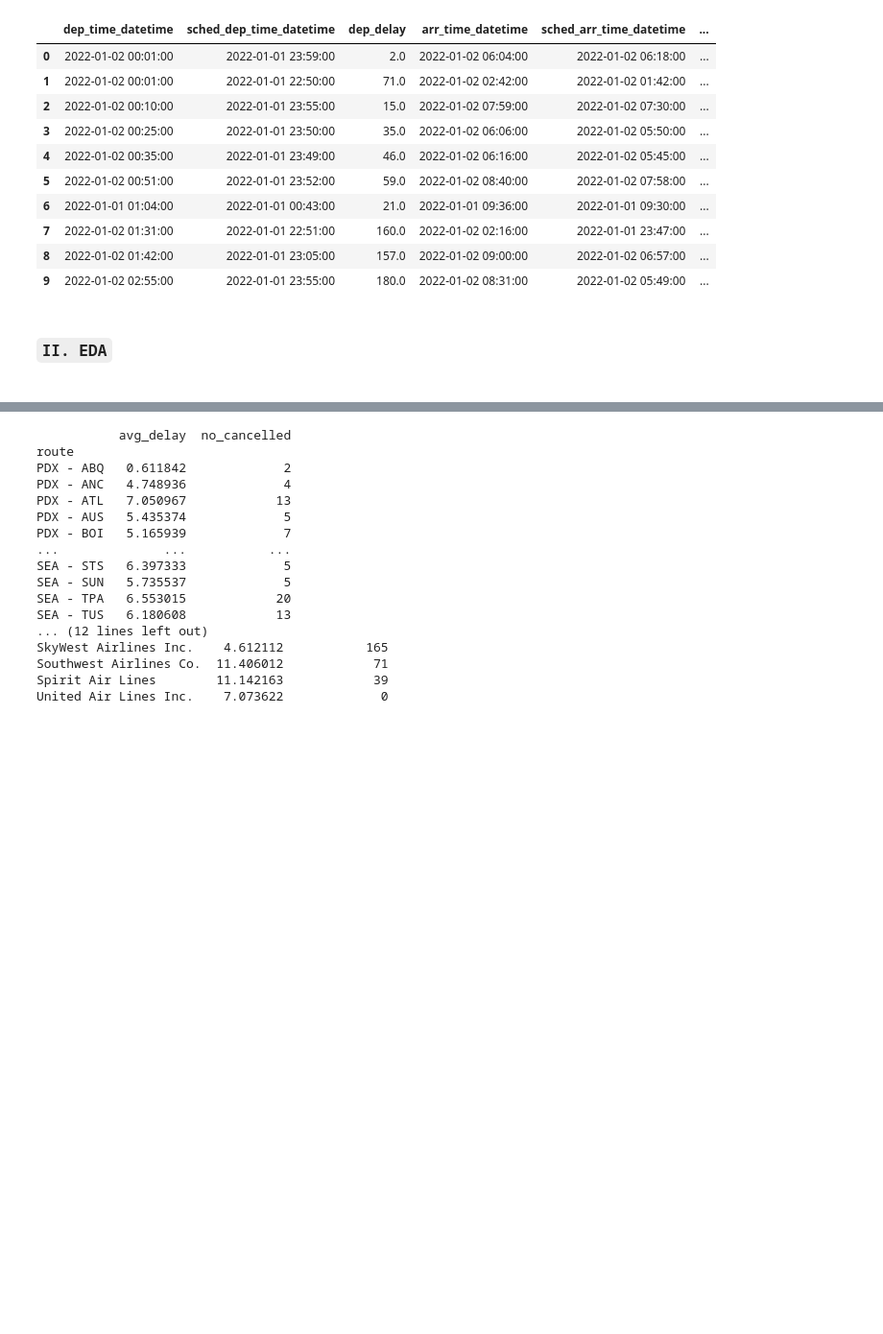
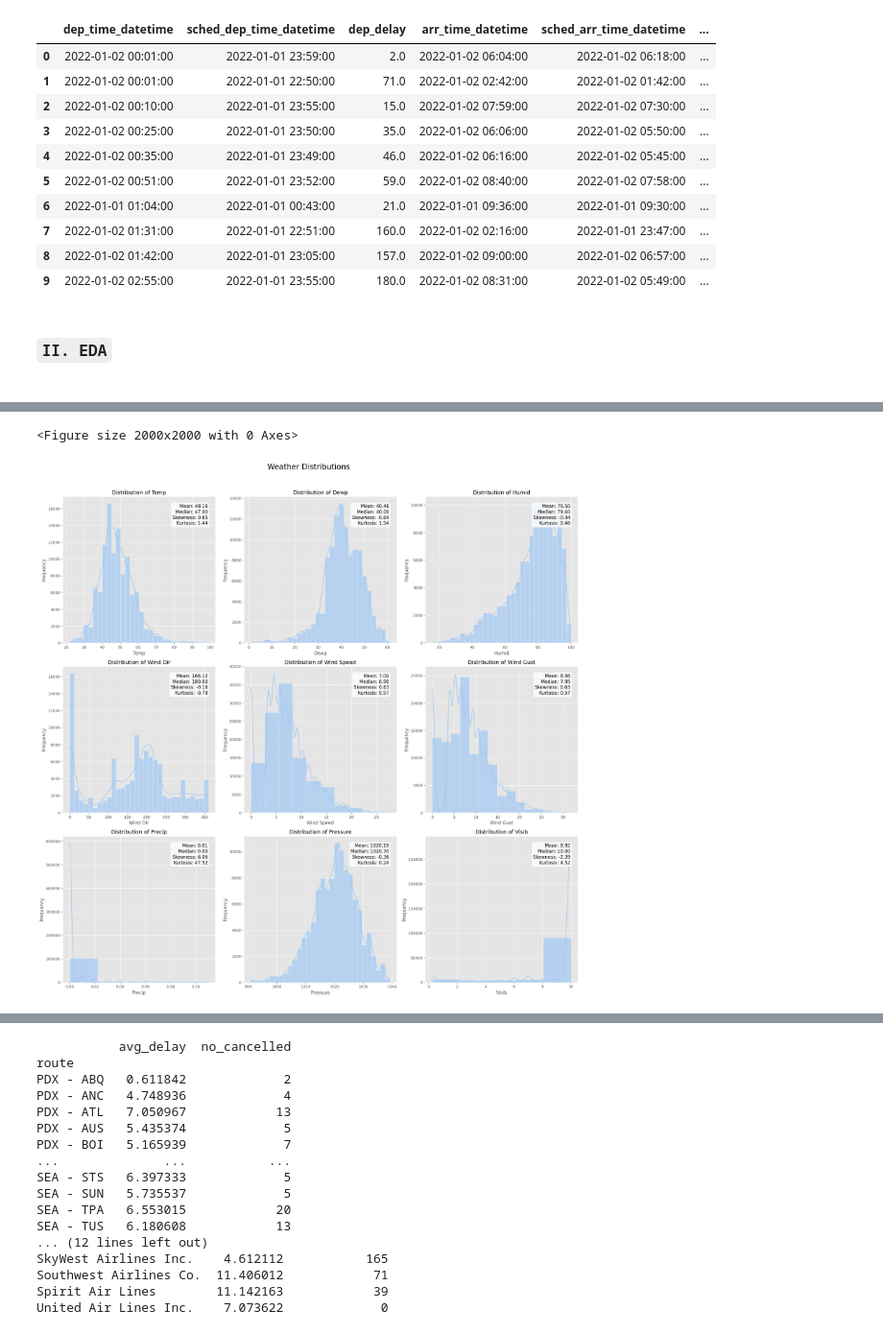
Before and after one commit to hdangle31/DS-Machine-Learning-Flights-2022, a Jupyter notebook: Flights_Project.ipynb, the cells around one changed output, grey strips where cells are left out. Shown at 96% size. Drawn from its saved outputs; the diff is of its cells as text; code cells hidden in the pictures; blank space fills up the shorter version.

```diff
--- a/Flights_Project.ipynb
+++ b/Flights_Project.ipynb
@@ -714,0 +789,74 @@ Data types summary:
+# %%
+import numpy as np
+from scipy import stats
+import matplotlib.pyplot as plt
+import seaborn as sns
+
+# Set figure size and style
+plt.figure(figsize=(20, 20))
+plt.style.use('tableau-colorblind10')
+sns.set_palette("pastel")
+
+# List of variables to plot
+variables = ['temp', 'dewp', 'humid', 'wind_dir', 'wind_speed', 'wind_gust', 'precip', 'pressure', 'visib']
+
+# Create a 3x3 grid (with one extra subplot that we'll hide)
+fig, axes = plt.subplots(3, 3, figsize=(20, 20))
+axes = axes.flatten()
+
+
+# Create histograms for each variable
+for i, var in enumerate(variables):
+    # Get data without NAs
+    data = df[var].dropna()
+
+    # Calculate optimal number of bins
+    if var == 'wind_speed':
+        # For wind speed and gust, use fewer bins for better visibility
+        num_bins = 10
+    elif var == 'wind_gust':
+        num_bins = 15
+    elif var == 'visib':
+        num_bins = 5
+
+    elif var == 'precip':
+        # For precipitation, use fewer bins for better visibility
+        num_bins = 5
+    else:
+        num_bins = 30
+
+    # Calculate key statistics
+    median = data.median()
+    mean = data.mean()
+    skewness = stats.skew(data)
+    kurtosis = stats.kurtosis(data)
+
+    # For heavily skewed variables, use percentile limits for better visualization
+    if abs(skewness) > 2:
+        p1, p99 = np.percentile(data, [1, 99])
+        data_to_plot = data[(data >= p1) & (data <= p99)]
+    else:
+        data_to_plot = data
+
+    # Plot the histogram with a density curve
+    sns.histplot(data_to_plot, kde=True, bins=num_bins, ax=axes[i],
+                  alpha=0.7)
+
+    # Add stats as text annotation
+    stats_text = f"Mean: {mean:.2f}\nMedian: {median:.2f}\nSkewness: {skewness:.2f}\nKurtosis: {kurtosis:.2f}"
+    axes[i].annotate(stats_text, xy=(0.95, 0.95), xycoords='axes fraction',
+                     ha='right', va='top', fontsize=12,
+                     bbox=dict(boxstyle='round', fc='white', alpha=0.8))
+
+    # Set axis labels and title
+    axes[i].set_xlabel(var.replace('_', ' ').title(), fontsize=12)
+    axes[i].set_ylabel('Frequency', fontsize=12)
+    axes[i].set_title(f'Distribution of {var.replace("_", " ").title()}', fontsize=14)
+
+# Add an overall title
+plt.suptitle('Weather Distributions', fontsize=20, y=0.98)
+plt.tight_layout(rect=[0, 0, 1, 0.96])
+plt.show()
+# %% [output]
+<Figure size 2000x2000 with 0 Axes>
+[figure, added]
```
Also changed, not shown: parts of 8 cells of this notebook.
